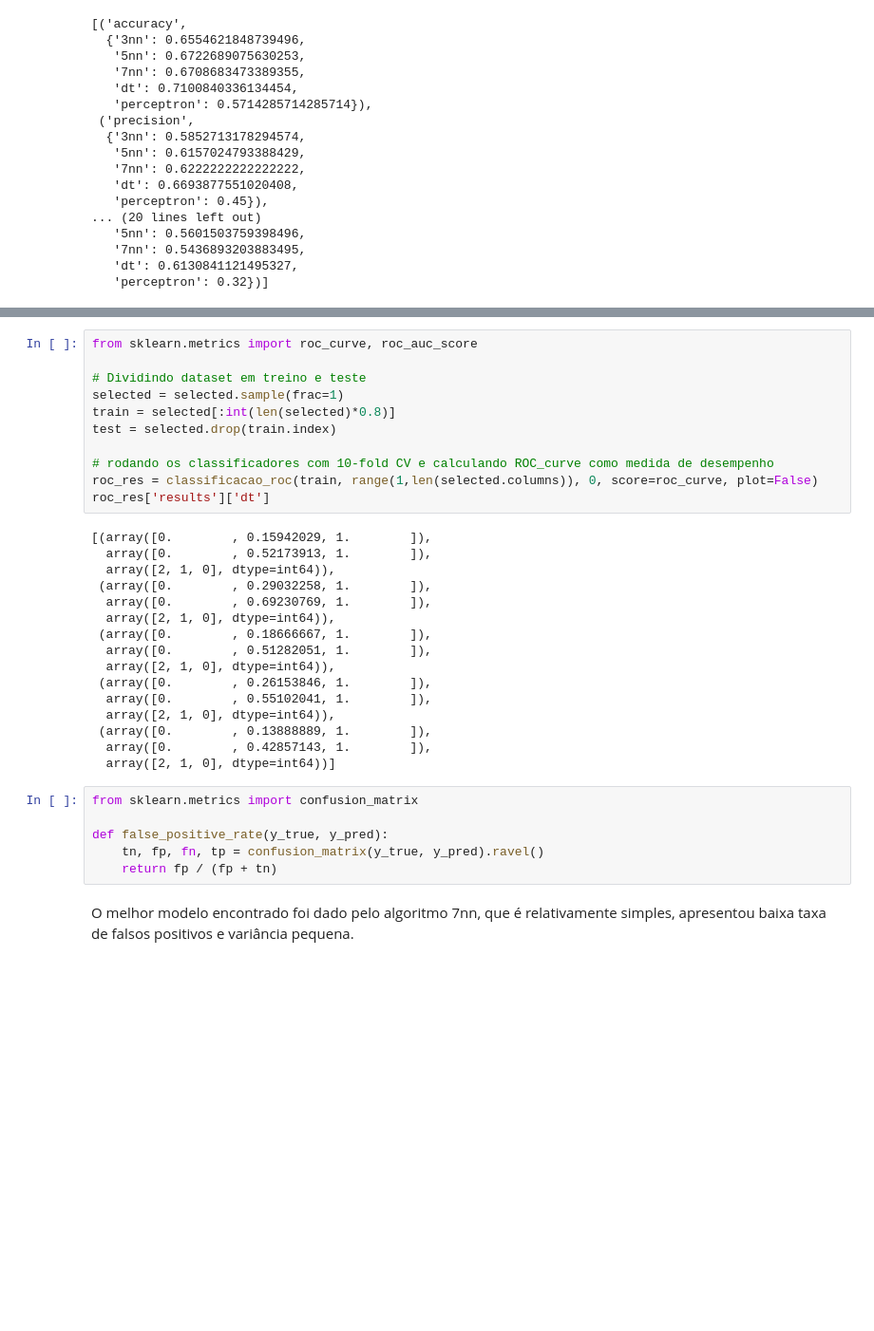
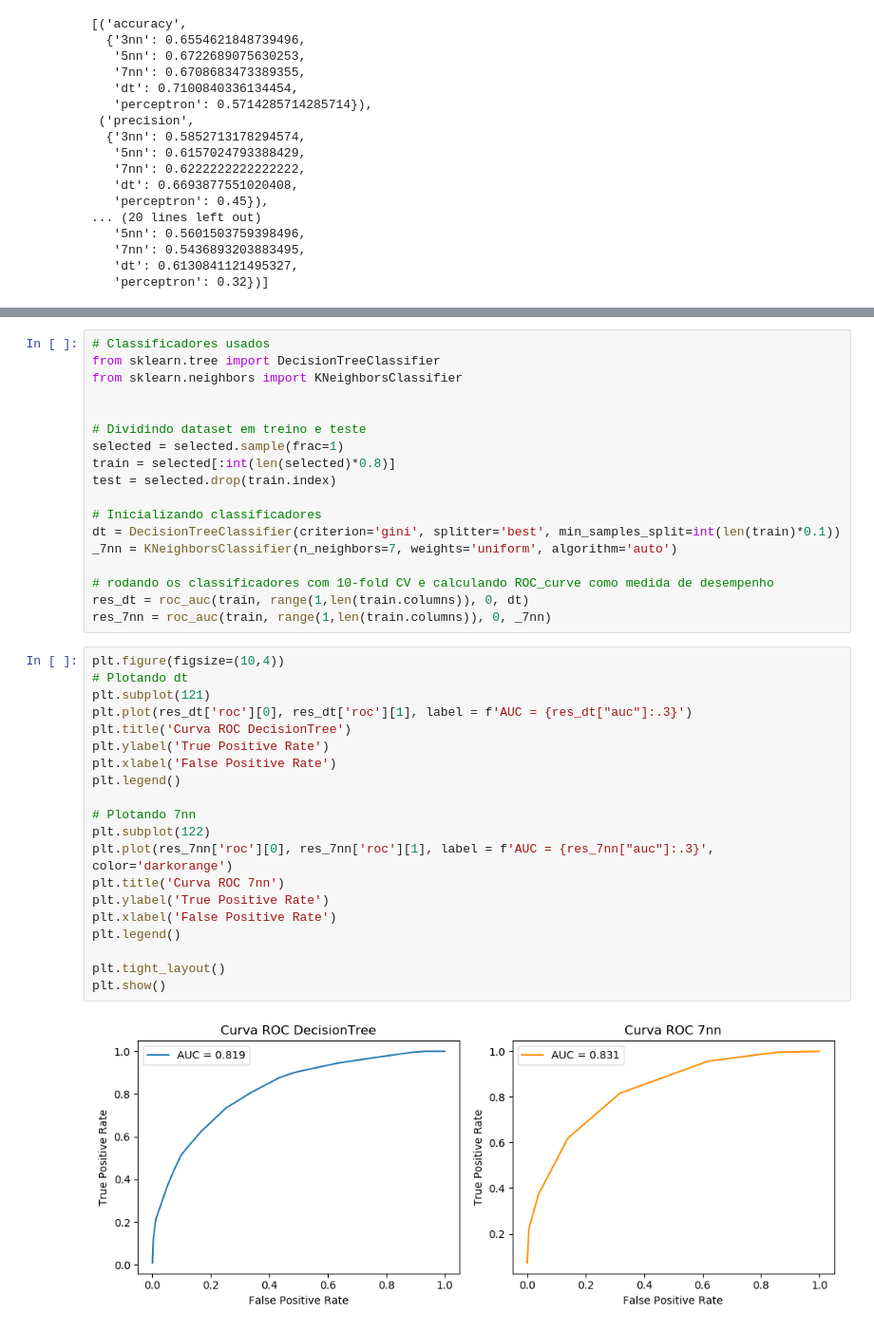
Before and after one commit to RafaelMonteiro95/icd-scc0275, a Jupyter notebook: pratica_7_9293095_9293421.ipynb, the cells around one changed output, grey strips where cells are left out. Shown: that part at 95% size. Saved outputs shown, nothing was run; the diff lists cells and outputs as text; blank space fills up the shorter version.

Commit message:
finalized ROC curve plot

```diff
--- a/pratica_7_9293095_9293421.ipynb
+++ b/pratica_7_9293095_9293421.ipynb
@@ -277,36 +221,41 @@ def classificacao_roc(data, columns, target, score=accuracy_score, score_name='a
 # %%
-from sklearn.metrics import roc_curve, roc_auc_score
+# Classificadores usados
+from sklearn.tree import DecisionTreeClassifier
+from sklearn.neighbors import KNeighborsClassifier
+
 
 # Dividindo dataset em treino e teste
 selected = selected.sample(frac=1)
 train = selected[:int(len(selected)*0.8)]
 test = selected.drop(train.index)
 
+# Inicializando classificadores
+dt = DecisionTreeClassifier(criterion='gini', splitter='best', min_samples_split=int(len(train)*0.1))
+_7nn = KNeighborsClassifier(n_neighbors=7, weights='uniform', algorithm='auto')
+
 # rodando os classificadores com 10-fold CV e calculando ROC_curve como medida de desempenho
-roc_res = classificacao_roc(train, range(1,len(selected.columns)), 0, score=roc_curve, plot=False)
-roc_res['results']['dt']
+res_dt = roc_auc(train, range(1,len(train.columns)), 0, dt)
+res_7nn = roc_auc(train, range(1,len(train.columns)), 0, _7nn)
-# %% [output]
-[(array([0.        , 0.15942029, 1.        ]),
-  array([0.        , 0.52173913, 1.        ]),
-  array([2, 1, 0], dtype=int64)),
- (array([0.        , 0.29032258, 1.        ]),
-  array([0.        , 0.69230769, 1.        ]),
-  array([2, 1, 0], dtype=int64)),
- (array([0.        , 0.18666667, 1.        ]),
-  array([0.        , 0.51282051, 1.        ]),
-  array([2, 1, 0], dtype=int64)),
- (array([0.        , 0.26153846, 1.        ]),
-  array([0.        , 0.55102041, 1.        ]),
-  array([2, 1, 0], dtype=int64)),
- (array([0.        , 0.13888889, 1.        ]),
-  array([0.        , 0.42857143, 1.        ]),
-  array([2, 1, 0], dtype=int64))]
-# %%
-from sklearn.metrics import confusion_matrix
-
-def false_positive_rate(y_true, y_pred):
-    tn, fp, fn, tp = confusion_matrix(y_true, y_pred).ravel()
-    return fp / (fp + tn)
-# %% [markdown]
-O melhor modelo encontrado foi dado pelo algoritmo 7nn, que é relativamente simples, apresentou baixa taxa de falsos positivos e variância pequena.
+# %%
+plt.figure(figsize=(10,4))
+# Plotando dt
+plt.subplot(121)
+plt.plot(res_dt['roc'][0], res_dt['roc'][1], label = f'AUC = {res_dt["auc"]:.3}')
+plt.title('Curva ROC DecisionTree')
+plt.ylabel('True Positive Rate')
+plt.xlabel('False Positive Rate')
+plt.legend()
+
+# Plotando 7nn
+plt.subplot(122)
+plt.plot(res_7nn['roc'][0], res_7nn['roc'][1], label = f'AUC = {res_7nn["auc"]:.3}', color='darkorange')
+plt.title('Curva ROC 7nn')
+plt.ylabel('True Positive Rate')
+plt.xlabel('False Positive Rate')
+plt.legend()
+
+plt.tight_layout()
+plt.show()
+# %% [output]
+[figure, added]
 # %% [markdown]
```
Also changed, not shown: parts of 18 cells of this notebook.
